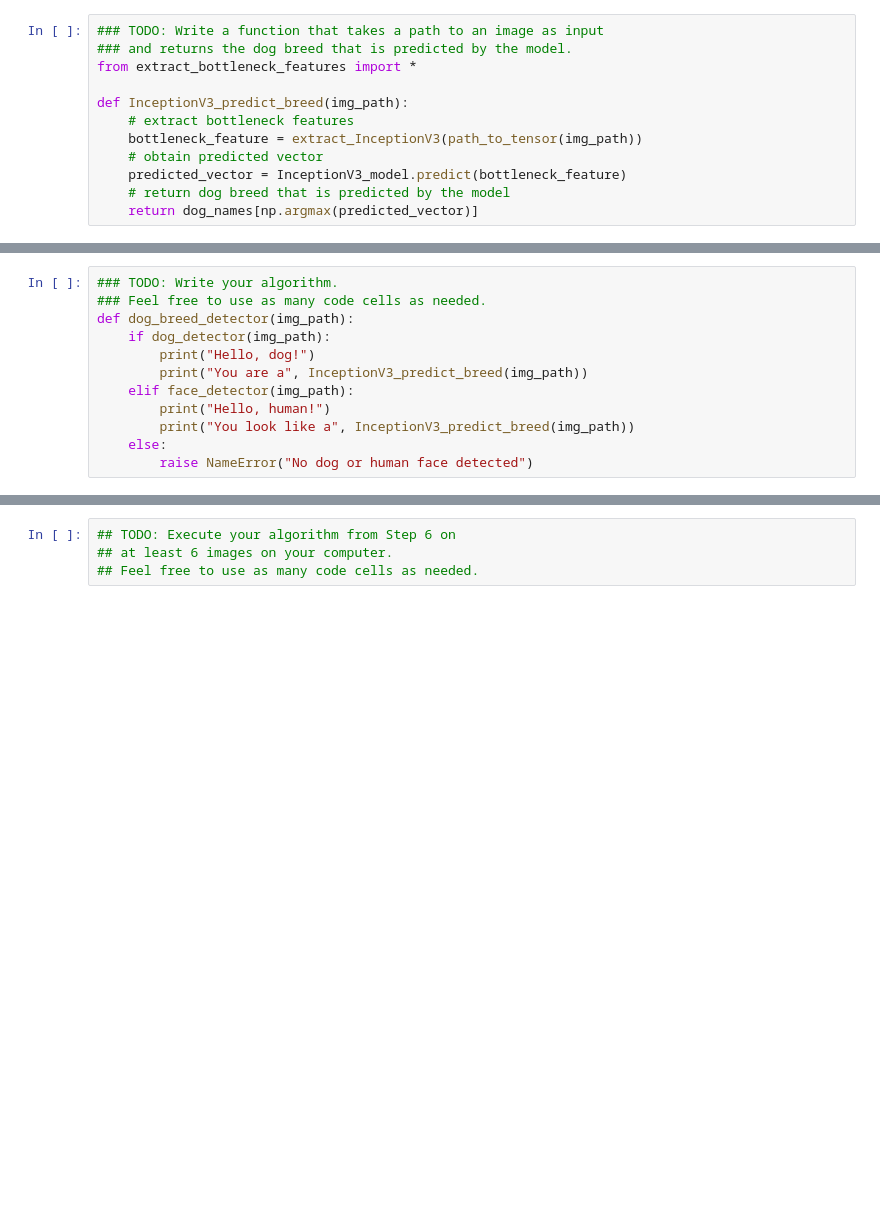
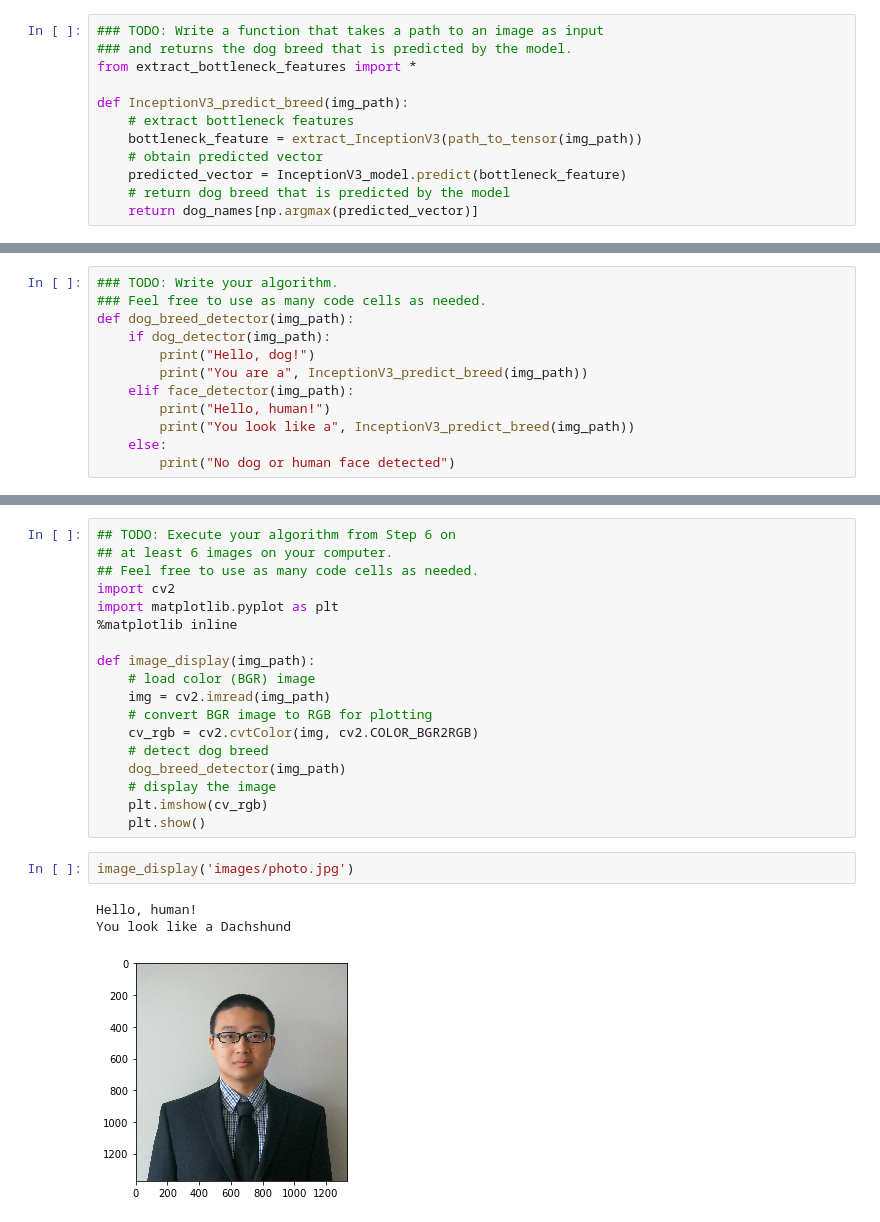
Before and after one commit to Charlio/dog-project, a Jupyter notebook: dog_app.ipynb, the cells around one changed output, grey strips where cells are left out. Cells and saved outputs as stored; diff of their text form; blank space fills up the shorter version.

Commit message:
feat: add testing cases with more images

```diff
--- a/dog_app.ipynb
+++ b/dog_app.ipynb
@@ -711,7 +711,7 @@ def dog_breed_detector(img_path):
         print("Hello, human!")
         print("You look like a", InceptionV3_predict_breed(img_path))
     else:
-        raise NameError("No dog or human face detected")
+        print("No dog or human face detected")
 # %% [markdown]
 ---
 <a id='step7'></a>
@@ -730,3 +734,23 @@ __Answer:__
 ## TODO: Execute your algorithm from Step 6 on
 ## at least 6 images on your computer.
 ## Feel free to use as many code cells as needed.
+import cv2
+import matplotlib.pyplot as plt
+%matplotlib inline
+
+def image_display(img_path):
+    # load color (BGR) image
+    img = cv2.imread(img_path)
+    # convert BGR image to RGB for plotting
+    cv_rgb = cv2.cvtColor(img, cv2.COLOR_BGR2RGB)
+    # detect dog breed
+    dog_breed_detector(img_path)
+    # display the image
+    plt.imshow(cv_rgb)
+    plt.show()
+# %%
+image_display('images/photo.jpg')
+# %% [output]
+Hello, human!
+You look like a Dachshund
+[figure, added]
```
Also changed, not shown: parts of 24 cells of this notebook, 10 other files.
